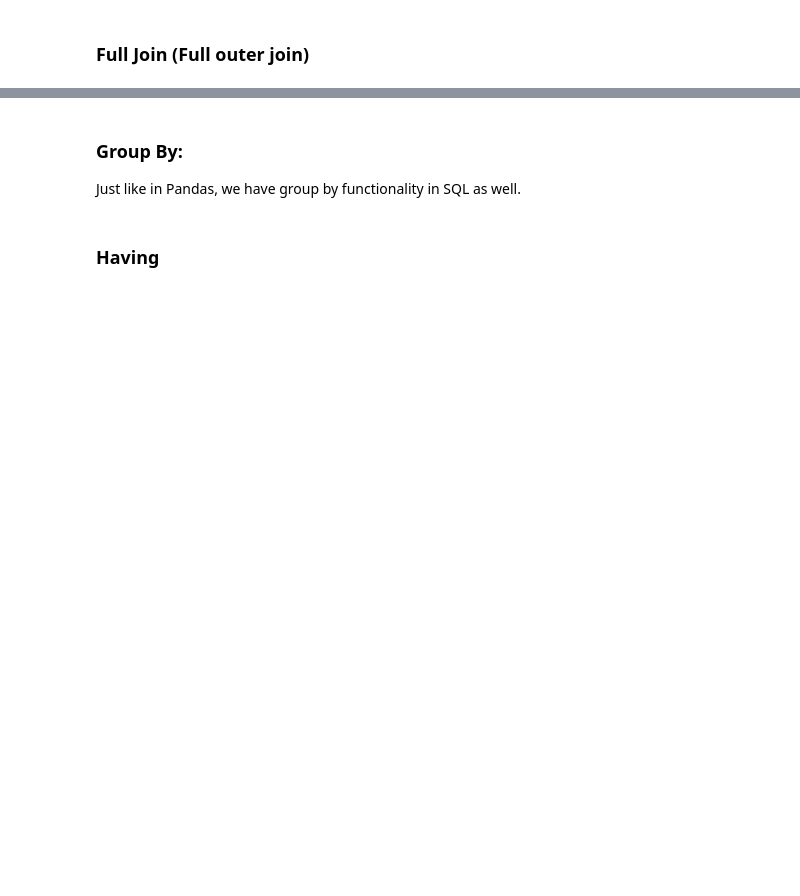
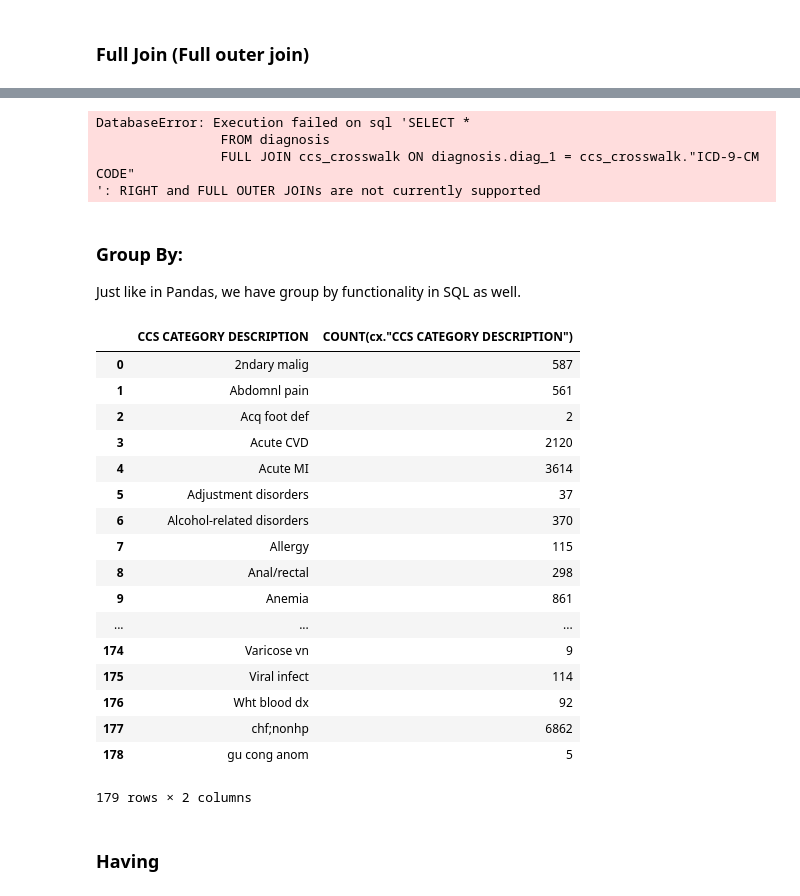
Before and after one commit to dsahduke/sql_and_rdbms, a Jupyter notebook: sql+rmdbs.ipynb, the cells around one changed output, grey strips where cells are left out. Cells and saved outputs as stored; diff of their text form; code cells hidden in the pictures; blank space fills up the shorter version.

```diff
--- a/sql+rmdbs.ipynb
+++ b/sql+rmdbs.ipynb
@@ -217,15 +495,44 @@ pd.read_sql("""SELECT *
 ### Full Join (Full outer join)
 # %% [markdown]
 ![](./assets/fulljoin.png)
+# %%
+pd.read_sql("""SELECT *
+                FROM diagnosis
+                FULL JOIN ccs_crosswalk ON diagnosis.diag_1 = ccs_crosswalk."ICD-9-CM CODE"
+""", conn)
+# %% [output]
+DatabaseError: Execution failed on sql 'SELECT *
+                FROM diagnosis
+                FULL JOIN ccs_crosswalk ON diagnosis.diag_1 = ccs_crosswalk."ICD-9-CM CODE"
+': RIGHT and FULL OUTER JOINs are not currently supported
 # %% [markdown]
 ### Group By:
 Just like in Pandas, we have group by functionality in SQL as well.
 # %%
-pd.read_sql("""SELECT ccs_crosswalk."CCS CATEGORY DESCRIPTION", count(ccs_crosswalk."CCS CATEGORY DESCRIPTION")
-                FROM diagnosis
-                INNER JOIN ccs_crosswalk ON diagnosis.diag_1 = ccs_crosswalk."ICD-9-CM CODE"
-                GROUP BY ccs_crosswalk."CCS CATEGORY DESCRIPTION"
+pd.read_sql("""SELECT cx."CCS CATEGORY DESCRIPTION", COUNT(cx."CCS CATEGORY DESCRIPTION")
+                FROM diagnosis dx
+                INNER JOIN ccs_crosswalk cx ON dx.diag_1 = cx."ICD-9-CM CODE"
+                GROUP BY cx."CCS CATEGORY DESCRIPTION"
 """, conn)
+# %% [output]
+|  | CCS CATEGORY DESCRIPTION | COUNT(cx."CCS CATEGORY DESCRIPTION") |
+| 0 | 2ndary malig | 587 |
+| 1 | Abdomnl pain | 561 |
+| 2 | Acq foot def | 2 |
+| 3 | Acute CVD | 2120 |
+| 4 | Acute MI | 3614 |
+| 5 | Adjustment disorders | 37 |
+| 6 | Alcohol-related disorders | 370 |
+| 7 | Allergy | 115 |
+| 8 | Anal/rectal | 298 |
+| 9 | Anemia | 861 |
+| ... | ... | ... |
+| 174 | Varicose vn | 9 |
+| 175 | Viral infect | 114 |
+| 176 | Wht blood dx | 92 |
+| 177 | chf;nonhp | 6862 |
+| 178 | gu cong anom | 5 |
+179 rows × 2 columns
 # %% [markdown]
 ### Having
 # %%
```
Also changed, not shown: parts of 35 cells of this notebook.
